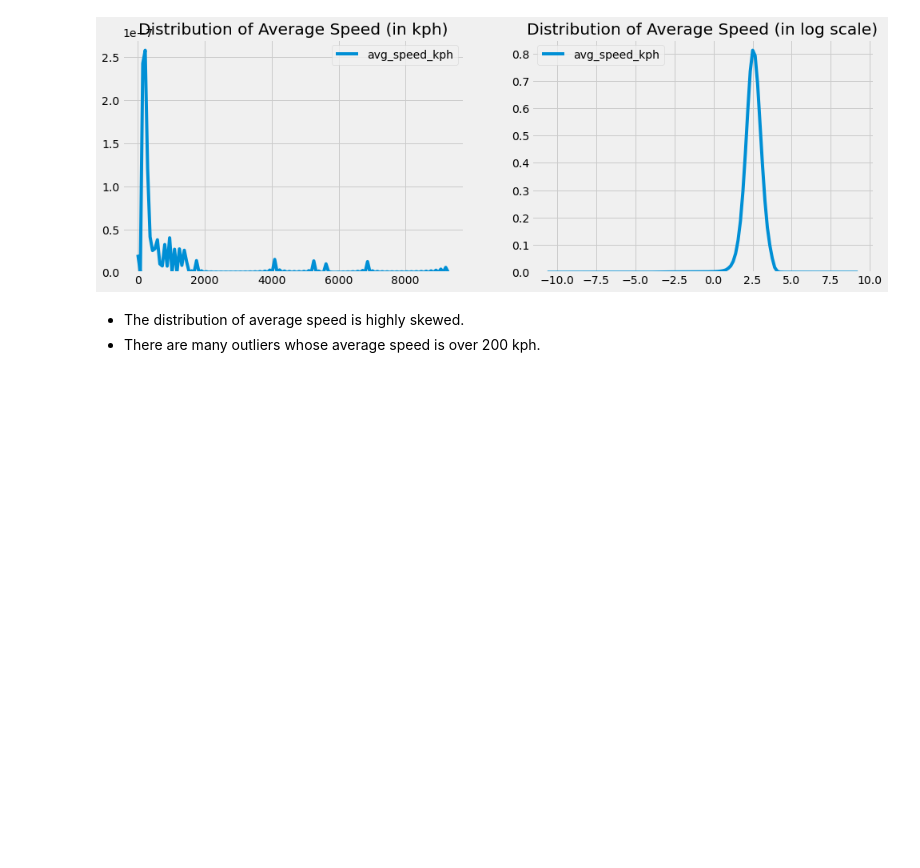
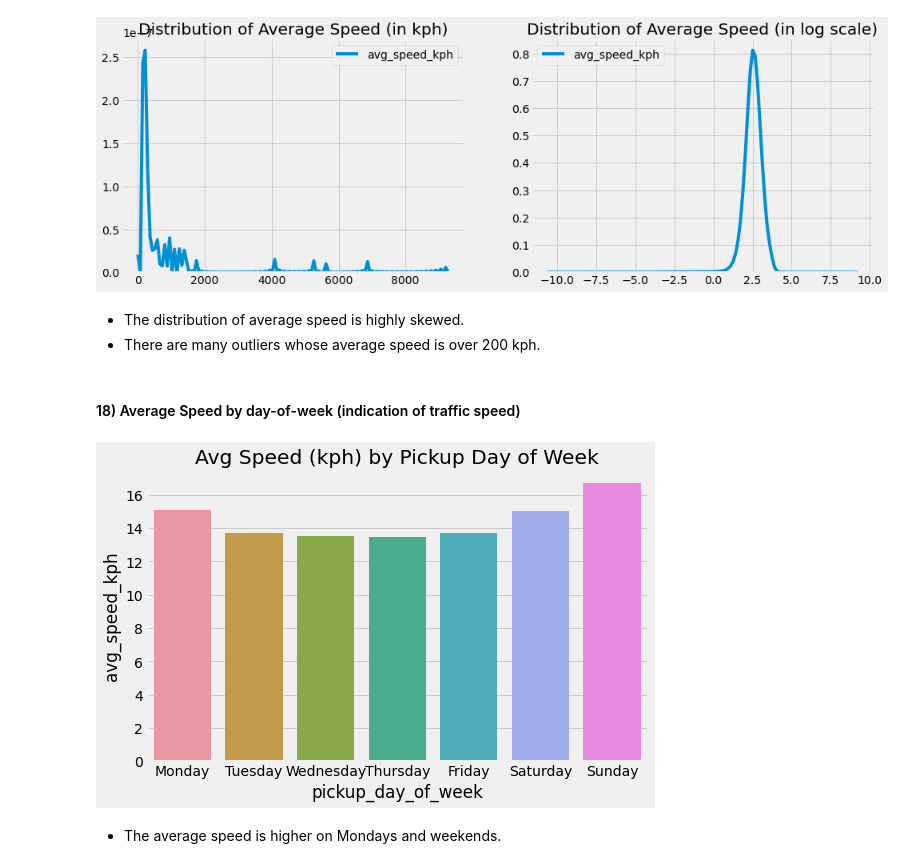
Before and after one commit to sam351/competitions, a Jupyter notebook: kaggle_NY-taxi/200603_NY-taxi_study-01_EDA.ipynb, the cells around one changed output. Saved outputs shown, nothing was run; the diff lists cells and outputs as text; code cells hidden in the pictures; blank space fills up the shorter version.

Commit message:
Modify 200603_NY-taxi_study-01_EDA.ipynb
- Add 18) Average Speed by day-of-week (indication of traffic speed) in
EDA

```diff
--- a/kaggle_NY-taxi/200603_NY-taxi_study-01_EDA.ipynb
+++ b/kaggle_NY-taxi/200603_NY-taxi_study-01_EDA.ipynb
@@ -657,3 +657,17 @@ plt.show()
 # %% [markdown]
 - The distribution of average speed is highly skewed.
 - There are many outliers whose average speed is over 200 kph.
+# %% [markdown]
+#### 18) Average Speed by day-of-week (indication of traffic speed)
+# %%
+plt.figure(figsize=(8, 5))
+sns.barplot(x='pickup_day_of_week',
+            y='avg_speed_kph',
+            data=train.groupby('pickup_day_of_week')['avg_speed_kph'].mean().reset_index(),
+            order=wday_list)
+plt.title('Avg Speed (kph) by Pickup Day of Week')
+plt.show()
+# %% [output]
+[figure, added]
+# %% [markdown]
+- The average speed is higher on Mondays and weekends.
```
Also changed, not shown: parts of 1 cell of this notebook.
